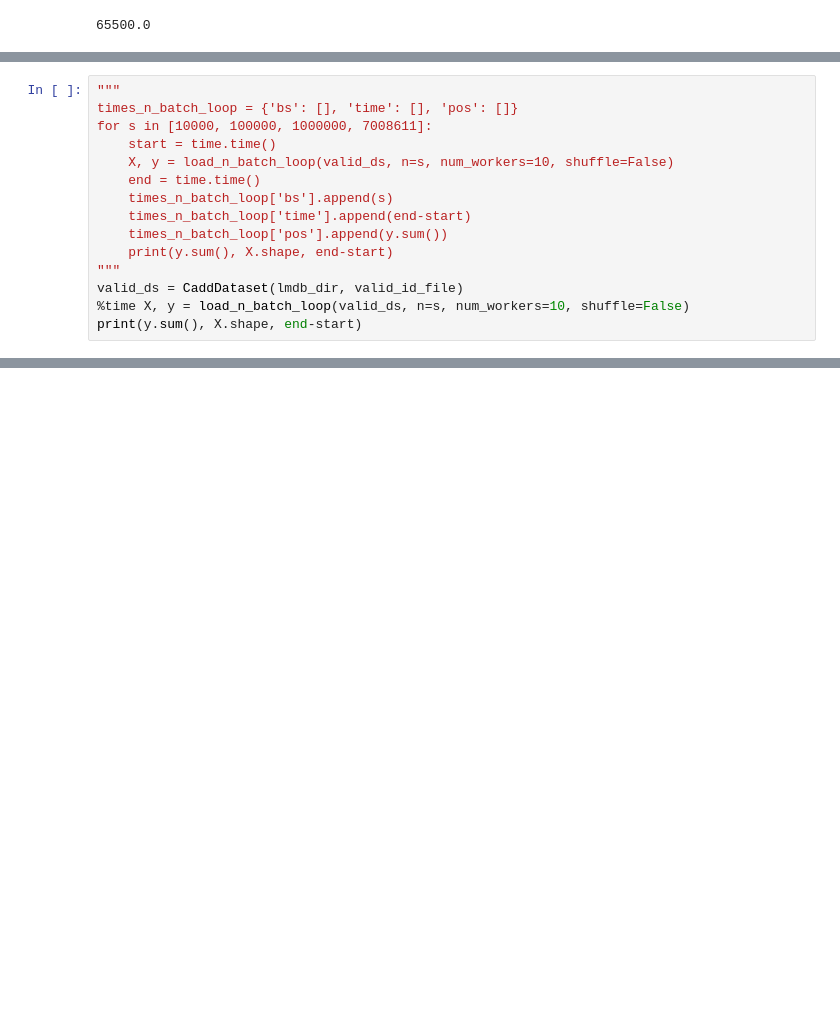
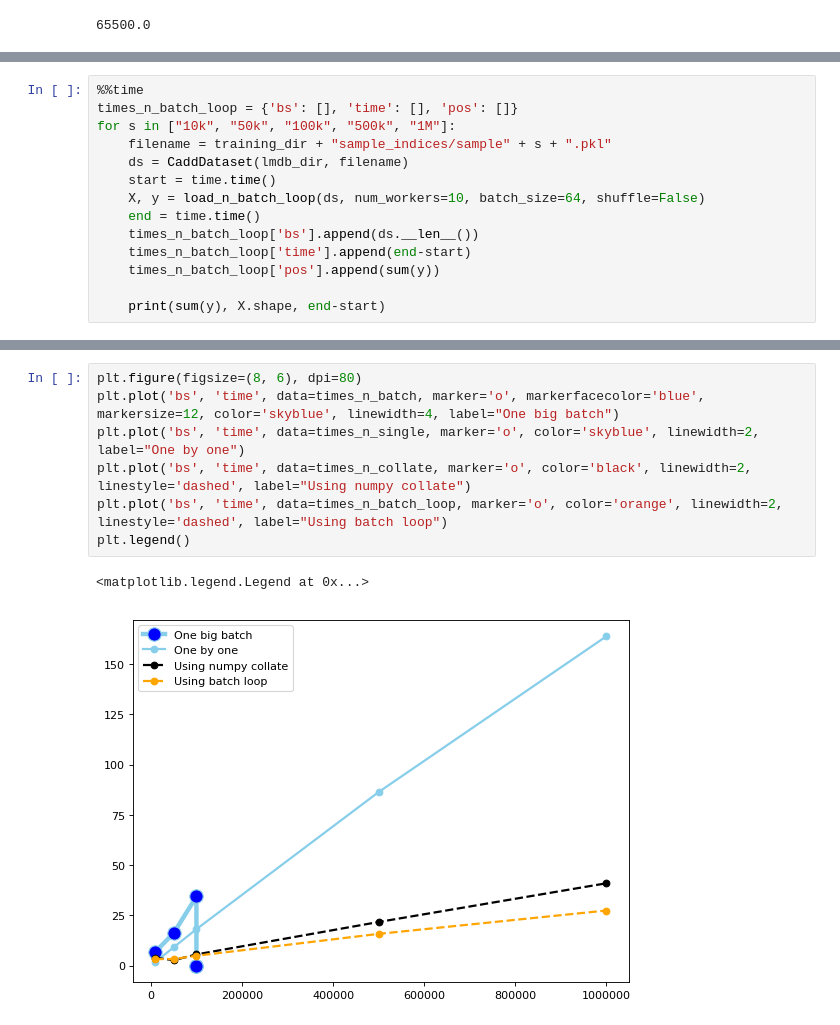
Before and after one commit to dansimancas/kipoi-cadd, a Jupyter notebook: src/retrain-cadd/10_Test_load_all_speeds.ipynb, the cells around one changed output, grey strips where cells are left out. Drawn from its saved outputs; the diff is of its cells as text; blank space fills up the shorter version.

```diff
--- a/src/retrain-cadd/10_Test_load_all_speeds.ipynb
+++ b/src/retrain-cadd/10_Test_load_all_speeds.ipynb
@@ -132,15 +137,14 @@ print(items['targets'].sum(), items['inputs'].shape, end-start)
 # %%
-"""
+%%time
 times_n_batch_loop = {'bs': [], 'time': [], 'pos': []}
-for s in [10000, 100000, 1000000, 7008611]:
+for s in ["10k", "50k", "100k", "500k", "1M"]:
+    filename = training_dir + "sample_indices/sample" + s + ".pkl"
+    ds = CaddDataset(lmdb_dir, filename)
     start = time.time()
-    X, y = load_n_batch_loop(valid_ds, n=s, num_workers=10, shuffle=False)
+    X, y = load_n_batch_loop(ds, num_workers=10, batch_size=64, shuffle=False)
     end = time.time()
-    times_n_batch_loop['bs'].append(s)
+    times_n_batch_loop['bs'].append(ds.__len__())
     times_n_batch_loop['time'].append(end-start)
-    times_n_batch_loop['pos'].append(y.sum())
-    print(y.sum(), X.shape, end-start)
-"""
-valid_ds = CaddDataset(lmdb_dir, valid_id_file)
-%time X, y = load_n_batch_loop(valid_ds, n=s, num_workers=10, shuffle=False)
-print(y.sum(), X.shape, end-start)
+    times_n_batch_loop['pos'].append(sum(y))
+
+    print(sum(y), X.shape, end-start)
@@ -154,0 +170,10 @@ print(y.sum()/len(y), y.sum(), len(y))
+# %%
+plt.figure(figsize=(8, 6), dpi=80)
+plt.plot('bs', 'time', data=times_n_batch, marker='o', markerfacecolor='blue', markersize=12, color='skyblue', linewidth=4, label="One big batch")
+plt.plot('bs', 'time', data=times_n_single, marker='o', color='skyblue', linewidth=2, label="One by one")
+plt.plot('bs', 'time', data=times_n_collate, marker='o', color='black', linewidth=2, linestyle='dashed', label="Using numpy collate")
+plt.plot('bs', 'time', data=times_n_batch_loop, marker='o', color='orange', linewidth=2, linestyle='dashed', label="Using batch loop")
+plt.legend()
+# %% [output]
+<matplotlib.legend.Legend at 0x...>
+[figure, added]
```
Also changed, not shown: parts of 12 cells of this notebook, 9 other files.
